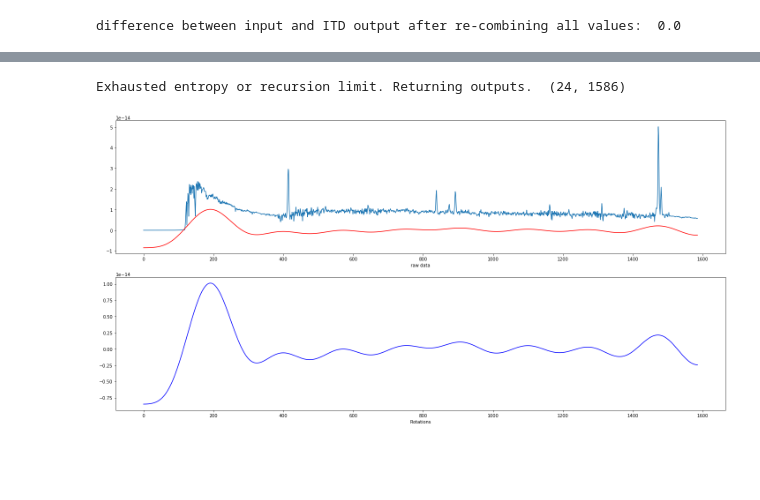
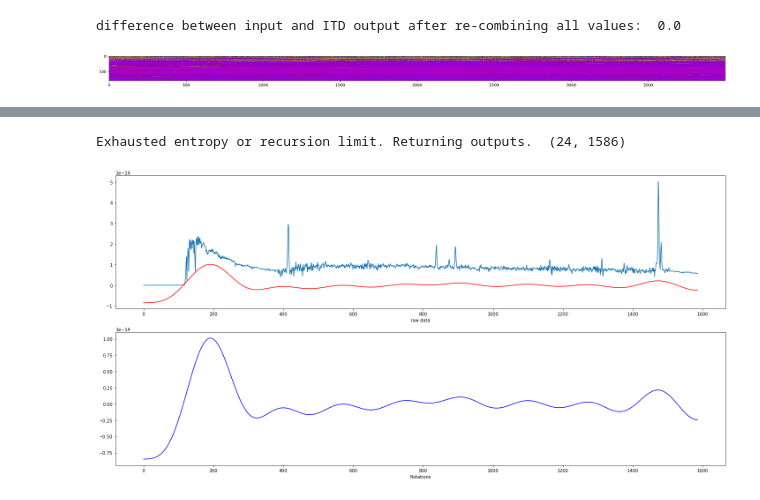
Before and after one commit to falseywinchnet/sifted, a Jupyter notebook: SIFTED.ipynb, the cells around one changed output, grey strips where cells are left out. Cells and saved outputs as stored; diff of their text form; code cells hidden in the pictures; blank space fills up the shorter version.

```diff
--- a/SIFTED.ipynb
+++ b/SIFTED.ipynb
@@ -531,3 +531,25 @@ diff = abs(math.fsum(samples) -  (shewchuk_sum(frequencies)))
 print("difference between input and ITD output after re-combining all values: ", diff)
 # %% [output]
 difference between input and ITD output after re-combining all values:  0.0
+# %%
+from PIL import Image as im
+from matplotlib.pyplot import figure
+figure(figsize=(28, 40), dpi=400)
+
+a  = frequencies.copy()
+b = numpy.zeros((a.shape[0],a.shape[1]//2),dtype=numpy.float64)
+
+for each in range(b.shape[1]):
+    b[:,each] = a[:,each*2] + a[:,each*2+1]
+    each = each + 2 #skip
+
+
+a = b.copy()
+
+
+
+image = numpy.interp(a, (a.min(), a.ptp()), (0, +255)).astype(dtype=int)
+plt.imshow(image, interpolation='nearest',cmap="prism")
+plt.show()
+# %% [output]
+[figure, added]
```
Also changed, not shown: parts of 6 cells of this notebook.
